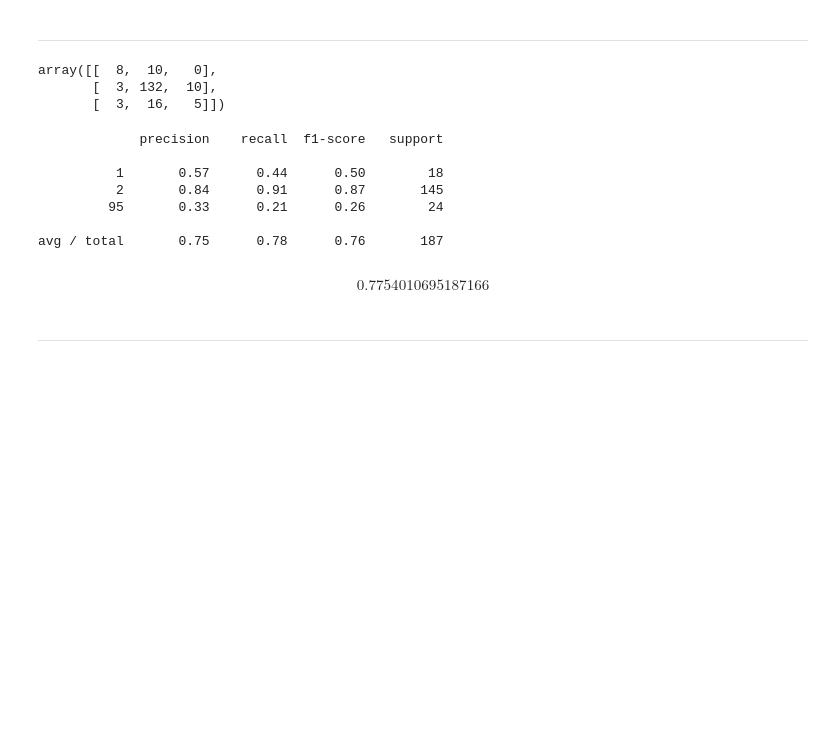
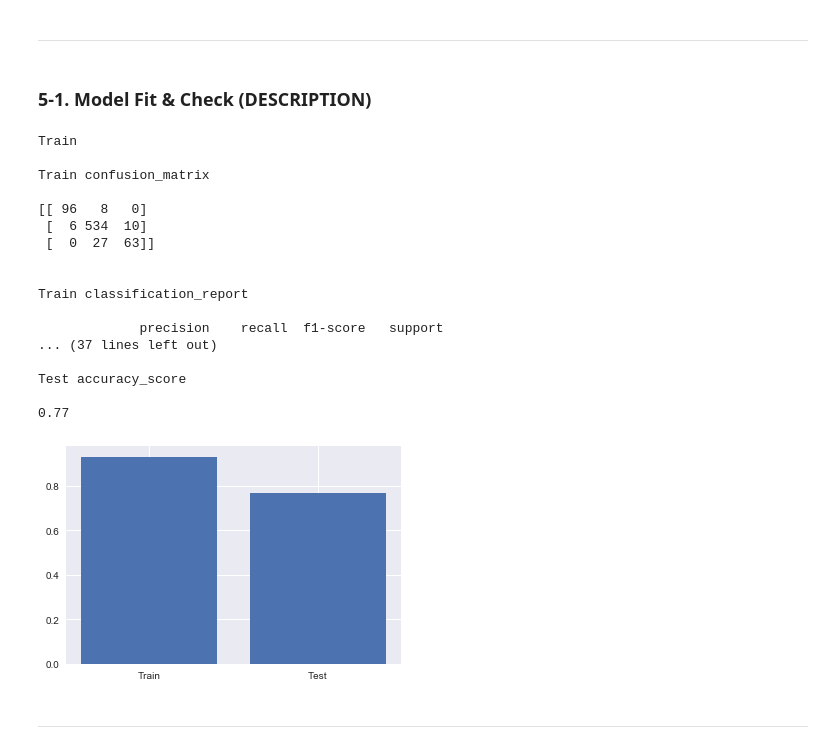
Before and after one commit to UPRMG/Project, a Jupyter notebook: Project/Project.ipynb, the cells around one changed output. Drawn from its saved outputs; the diff is of its cells as text; code cells hidden in the pictures; blank space fills up the shorter version.

```diff
--- a/Project/Project.ipynb
+++ b/Project/Project.ipynb
@@ -158,7 +116,7 @@ def tokenize_pos(doc):
 # %%
 clf = Pipeline([
     ("vect", TfidfVectorizer(tokenizer=tokenize_pos, ngram_range=(1,3), \
-                             stop_words=["and", "is", "the", "this", "-", ".", "·"])),
+                             stop_words=["is", "the", "this", "-", ".", "·", "There", "&", "are", "a"])),
     ("clf", MultinomialNB(alpha=0.05))
 ])
 # %% [markdown]
@@ -168,24 +124,55 @@ model_D = clf.fit(X_train_D, y_train_D)
-# %%
-y_pred_D = model_D.predict(X_test_D)
-# %%
-confusion_matrix(y_test_D, y_pred_D)
-# %% [output]
-array([[  8,  10,   0],
-       [  3, 132,  10],
-       [  3,  16,   5]])
-# %%
-print(classification_report(y_test_D, y_pred_D))
-# %% [output]
-             precision    recall  f1-score   support
-
-          1       0.57      0.44      0.50        18
-          2       0.84      0.91      0.87       145
-         95       0.33      0.21      0.26        24
-
-avg / total       0.75      0.78      0.76       187
-# %%
-accuracy_score(y_test_D, y_pred_D)
-# %% [output]
-$$0.7754010695187166$$
+# %% [markdown]
+### 5-1. Model Fit & Check (DESCRIPTION)
+# %%
+def DESCRIPTION_Fit():
+    model_D = clf.fit(X_train_D, y_train_D)
+
+    y_pred_D = model_D.predict(X_train_D)
+
+    print("Train", "\n")
+    print("Train confusion_matrix", "\n")
+    print(confusion_matrix(y_train_D, y_pred_D), "\n\n")
+    print("Train classification_report", "\n")
+    print(classification_report(y_train_D, y_pred_D), "\n\n")
+    print("Train accuracy_score", "\n")
+    print(round(accuracy_score(y_train_D, y_pred_D), 2), "\n\n")
+
+    print("=====================================================" , "\n\n")
+
+    y_pred_D_T = model_D.predict(X_test_D)
+
+    print("Test", "\n")
+    print("Test confusion_matrix", "\n")
+    print(confusion_matrix(y_test_D, y_pred_D_T), "\n\n")
+    print("Test classification_report", "\n")
+    print(classification_report(y_test_D, y_pred_D_T), "\n\n")
+    print("Test accuracy_score", "\n")
+    print(round(accuracy_score(y_test_D, y_pred_D_T), 2), "\n\n")
+
+    x="Train","Test"
+    y=accuracy_score(y_train_D, y_pred_D), accuracy_score(y_test_D, y_pred_D_T)
+    plt.bar(x,y)
+    plt.show()
+# %%
+DESCRIPTION_Fit()
+# %% [output]
+Train
+
+Train confusion_matrix
+
+[[ 96   8   0]
+ [  6 534  10]
+ [  0  27  63]]
+
+
+Train classification_report
+
+             precision    recall  f1-score   support
+... (37 lines left out)
+
+Test accuracy_score
+
+0.77
+[figure, added]
 # %% [markdown]
 ---
```
Also changed, not shown: parts of 96 cells of this notebook.
